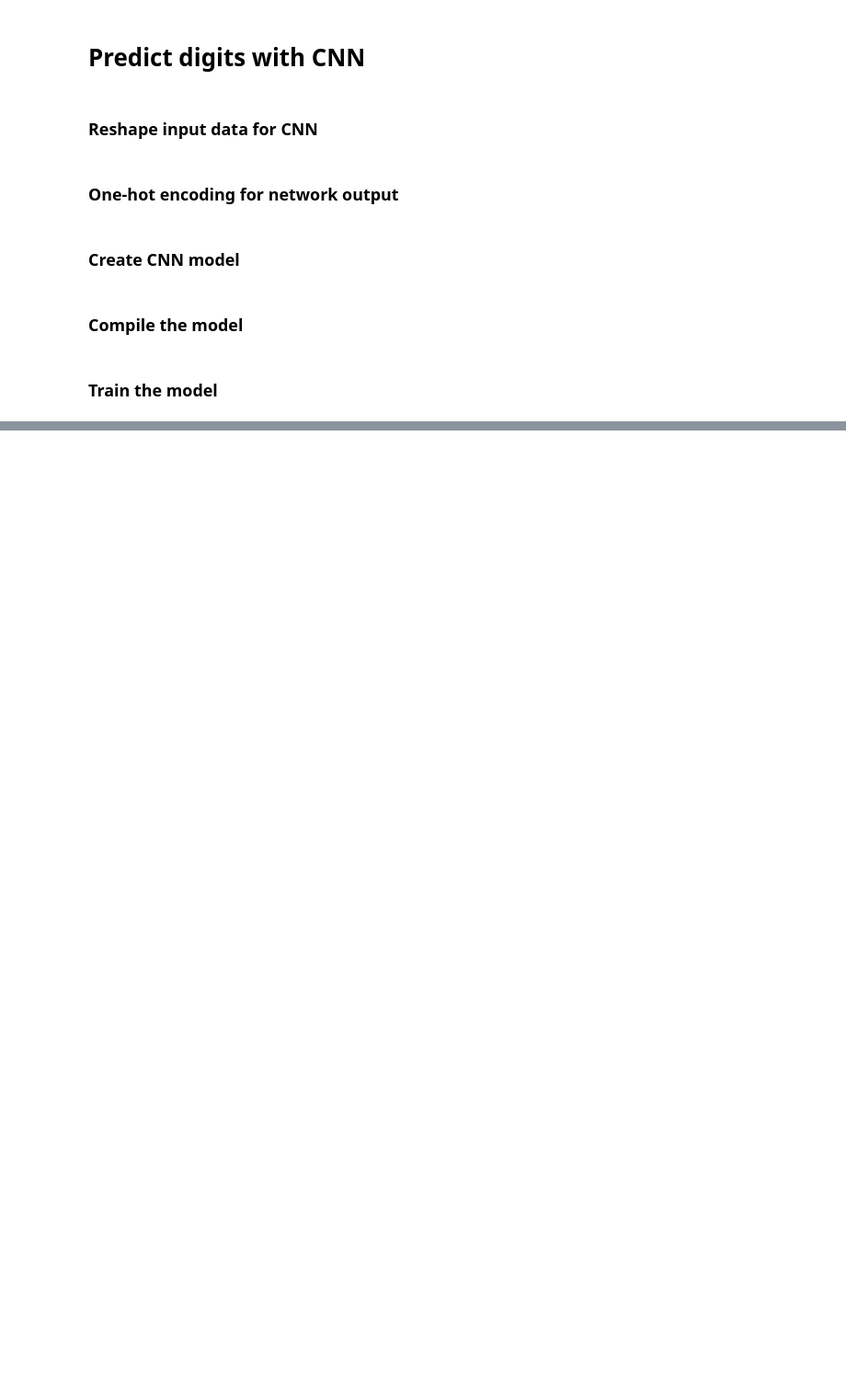
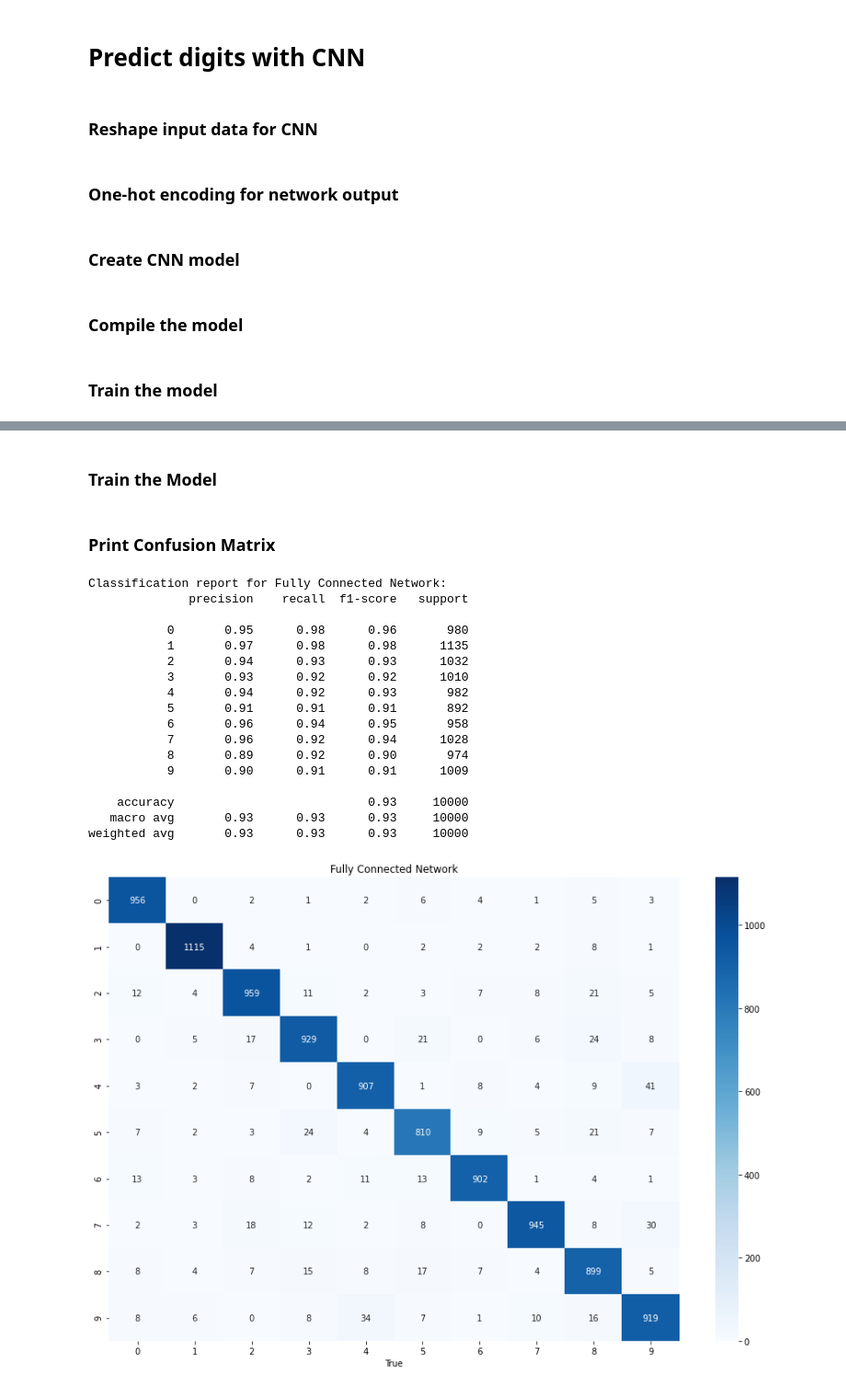
Before and after one commit to begloyanzhora/machine-learning, a Jupyter notebook: mnist/MNIST_classification.ipynb, the cells around one changed output, grey strips where cells are left out. Shown at 92% size. Drawn from its saved outputs; the diff is of its cells as text; code cells hidden in the pictures; blank space fills up the shorter version.

```diff
--- a/mnist/MNIST_classification.ipynb
+++ b/mnist/MNIST_classification.ipynb
@@ -119,0 +144,6 @@ weighted avg       0.96      0.96      0.96     10000
+# %%
+fcn = Sequential()
+fcn.add(Dense(128, activation='relu', input_shape=(x_train_fcn.shape[1],)))
+fcn.add(Dense(128, activation='relu'))
+fcn.add(Dropout(0.25))
+fcn.add(Dense(10, activation='softmax'))
@@ -119,0 +152,41 @@ weighted avg       0.96      0.96      0.96     10000
+# %%
+fcn.compile(optimizer='adam', loss='categorical_crossentropy', metrics=['accuracy'])
+# %% [markdown]
+### Train the Model
+# %%
+hist = fcn.fit(x_train_fcn, y_train_fcn, epochs=3, batch_size=512, verbose=0)
+# %%
+y_pred_fcn = fcn.predict(x_test_fcn)
+y_pred_fcn = np.argmax(y_pred_fcn, axis=-1)
+# %% [markdown]
+### Print Confusion Matrix
+# %%
+print(f"Classification report for Fully Connected Network:\n"
+      f"{classification_report(y_test, y_pred_fcn)}\n")
+
+mtx = confusion_matrix(y_test, y_pred_fcn)
+
+fig, ax = plt.subplots(figsize=(15,10))
+ax = sns.heatmap(mtx, annot=True, fmt='d', ax=ax, cmap='Blues')
+ax.set_xlabel('Predicted')
+ax.set_xlabel('True')
+ax.set_title('Fully Connected Network');
+# %% [output]
+Classification report for Fully Connected Network:
+              precision    recall  f1-score   support
+
+           0       0.95      0.98      0.96       980
+           1       0.97      0.98      0.98      1135
+           2       0.94      0.93      0.93      1032
+           3       0.93      0.92      0.92      1010
+           4       0.94      0.92      0.93       982
+           5       0.91      0.91      0.91       892
+           6       0.96      0.94      0.95       958
+           7       0.96      0.92      0.94      1028
+           8       0.89      0.92      0.90       974
+           9       0.90      0.91      0.91      1009
+
+    accuracy                           0.93     10000
+   macro avg       0.93      0.93      0.93     10000
+weighted avg       0.93      0.93      0.93     10000
+[figure, added]
```
Also changed, not shown: parts of 13 cells of this notebook.
